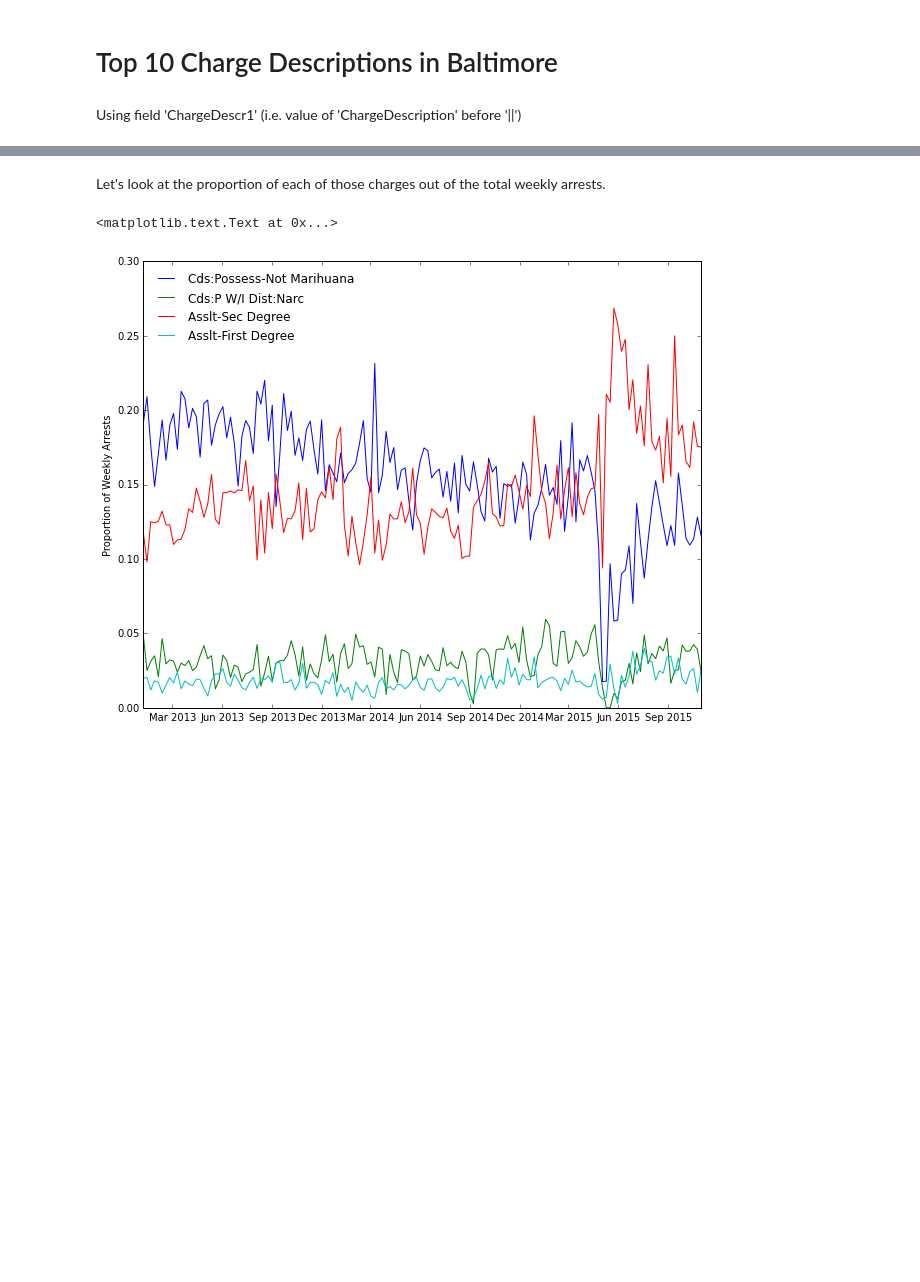
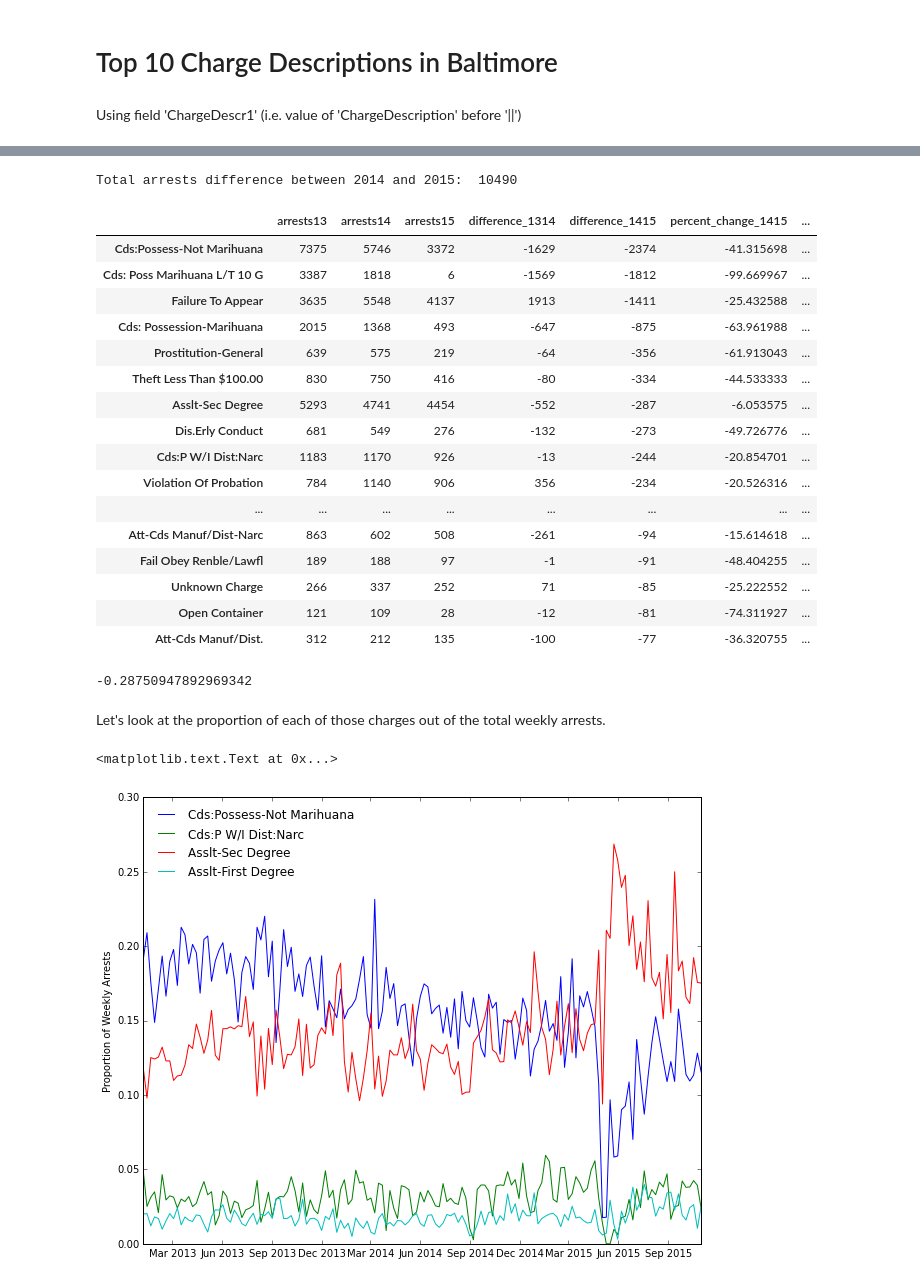
Before and after one commit to jtelszasz/baltimore_crime, a Jupyter notebook: post_freddie_gray_trends.ipynb, the cells around one changed output, grey strips where cells are left out. Saved outputs shown, nothing was run; the diff lists cells and outputs as text; code cells hidden in the pictures; blank space fills up the shorter version.

```diff
--- a/post_freddie_gray_trends.ipynb
+++ b/post_freddie_gray_trends.ipynb
@@ -62,4 +66,41 @@ Asslt-First Degree                1758
 Name: Arrest, dtype: int64
+# %%
+a=pd.DataFrame(BPD_arrests.groupby(['ChargeDescr1',BPD_arrests.index.year])['Arrest'].count())
+yearlyByType = pd.concat([a.xs(2013,level=1),a.xs(2014,level=1),a.xs(2015,level=1)], axis=1)
+yearlyByType.columns = ['arrests13','arrests14','arrests15']
+
+
+yearlyByType['difference_1314'] = yearlyByType['arrests14'] - yearlyByType['arrests13']
+yearlyByType['difference_1415'] = yearlyByType['arrests15'] - yearlyByType['arrests14']
+yearlyByType['percent_change_1415'] = 100* (yearlyByType['arrests15'] - yearlyByType['arrests14'])/ yearlyByType['arrests14']
+yearlyByType['percent_of_total_difference_1415'] = 100 * yearlyByType['difference_1415'] / sum(yearlyByType['difference_1415'])
+yearlyByType.sort('difference_1415', inplace=True, ascending=True)
+
+print 'Total arrests difference between 2014 and 2015: ', int(-1*sum(yearlyByType['difference_1415']))
+yearlyByType[yearlyByType['arrests14'] > 100][:20]
+# %% [output]
+Total arrests difference between 2014 and 2015:  10490
+|  | arrests13 | arrests14 | arrests15 | difference_1314 | difference_1415 | percent_change_1415 | ... |
+| Cds:Possess-Not Marihuana | 7375 | 5746 | 3372 | -1629 | -2374 | -41.315698 | ... |
+| Cds: Poss Marihuana L/T 10 G | 3387 | 1818 | 6 | -1569 | -1812 | -99.669967 | ... |
+| Failure To Appear | 3635 | 5548 | 4137 | 1913 | -1411 | -25.432588 | ... |
+| Cds: Possession-Marihuana | 2015 | 1368 | 493 | -647 | -875 | -63.961988 | ... |
+| Prostitution-General | 639 | 575 | 219 | -64 | -356 | -61.913043 | ... |
+| Theft Less Than $100.00 | 830 | 750 | 416 | -80 | -334 | -44.533333 | ... |
+| Asslt-Sec Degree | 5293 | 4741 | 4454 | -552 | -287 | -6.053575 | ... |
+| Dis.Erly Conduct | 681 | 549 | 276 | -132 | -273 | -49.726776 | ... |
+| Cds:P W/I Dist:Narc | 1183 | 1170 | 926 | -13 | -244 | -20.854701 | ... |
+| Violation Of Probation | 784 | 1140 | 906 | 356 | -234 | -20.526316 | ... |
+| ... | ... | ... | ... | ... | ... | ... | ... |
+| Att-Cds Manuf/Dist-Narc | 863 | 602 | 508 | -261 | -94 | -15.614618 | ... |
+| Fail Obey Renble/Lawfl | 189 | 188 | 97 | -1 | -91 | -48.404255 | ... |
+| Unknown Charge | 266 | 337 | 252 | 71 | -85 | -25.222552 | ... |
+| Open Container | 121 | 109 | 28 | -12 | -81 | -74.311927 | ... |
+| Att-Cds Manuf/Dist. | 312 | 212 | 135 | -100 | -77 | -36.320755 | ... |
+# %%
+(sum(yearlyByType['arrests15'])-sum(yearlyByType['arrests14']))/sum(yearlyByType['arrests14'])
+# %% [output]
+-0.28750947892969342
 # %%
 charges = ['Cds:Possess-Not Marihuana ',
            'Cds:P W/I Dist:Narc ',
```
Also changed, not shown: parts of 3 cells of this notebook, 46 other files.
